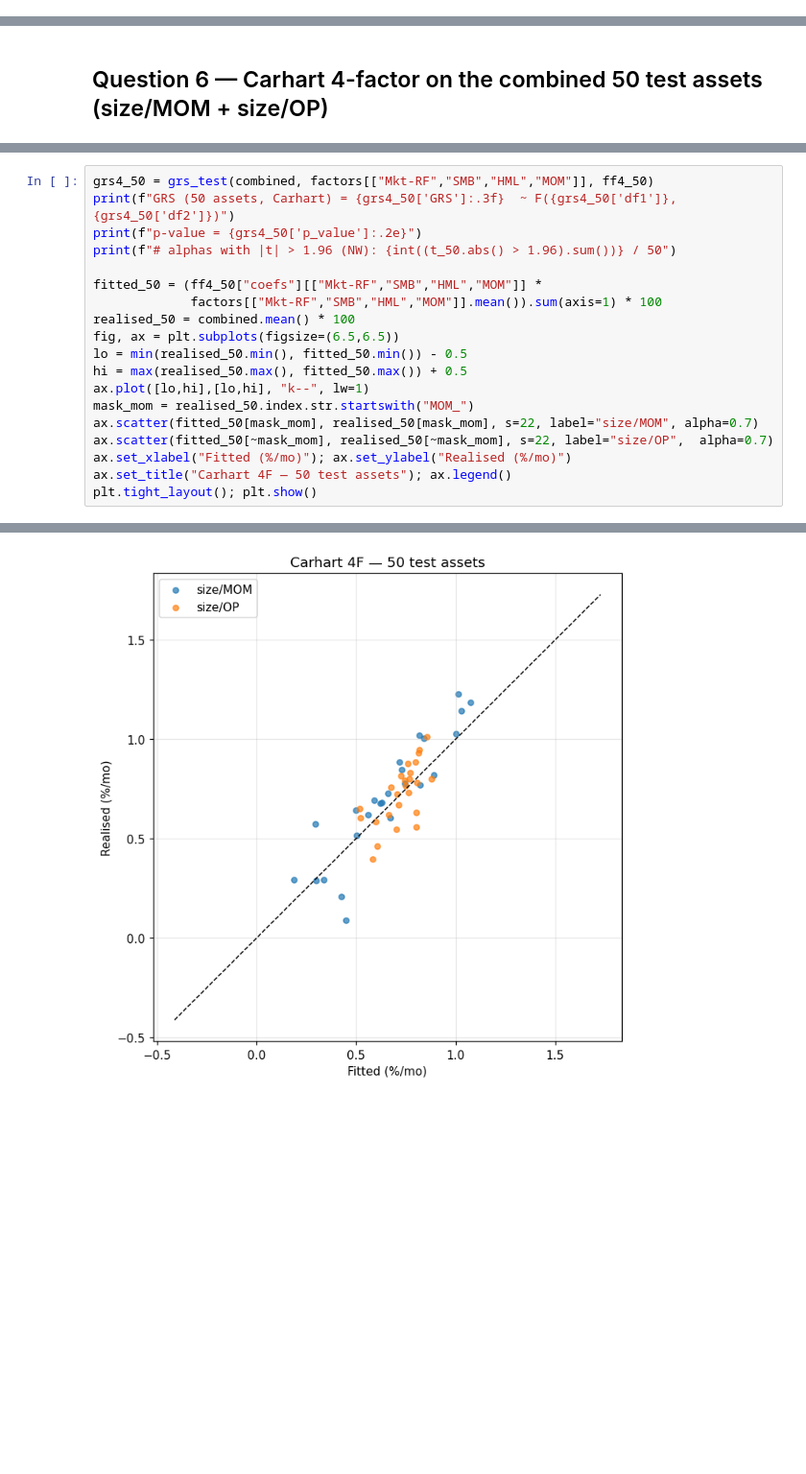
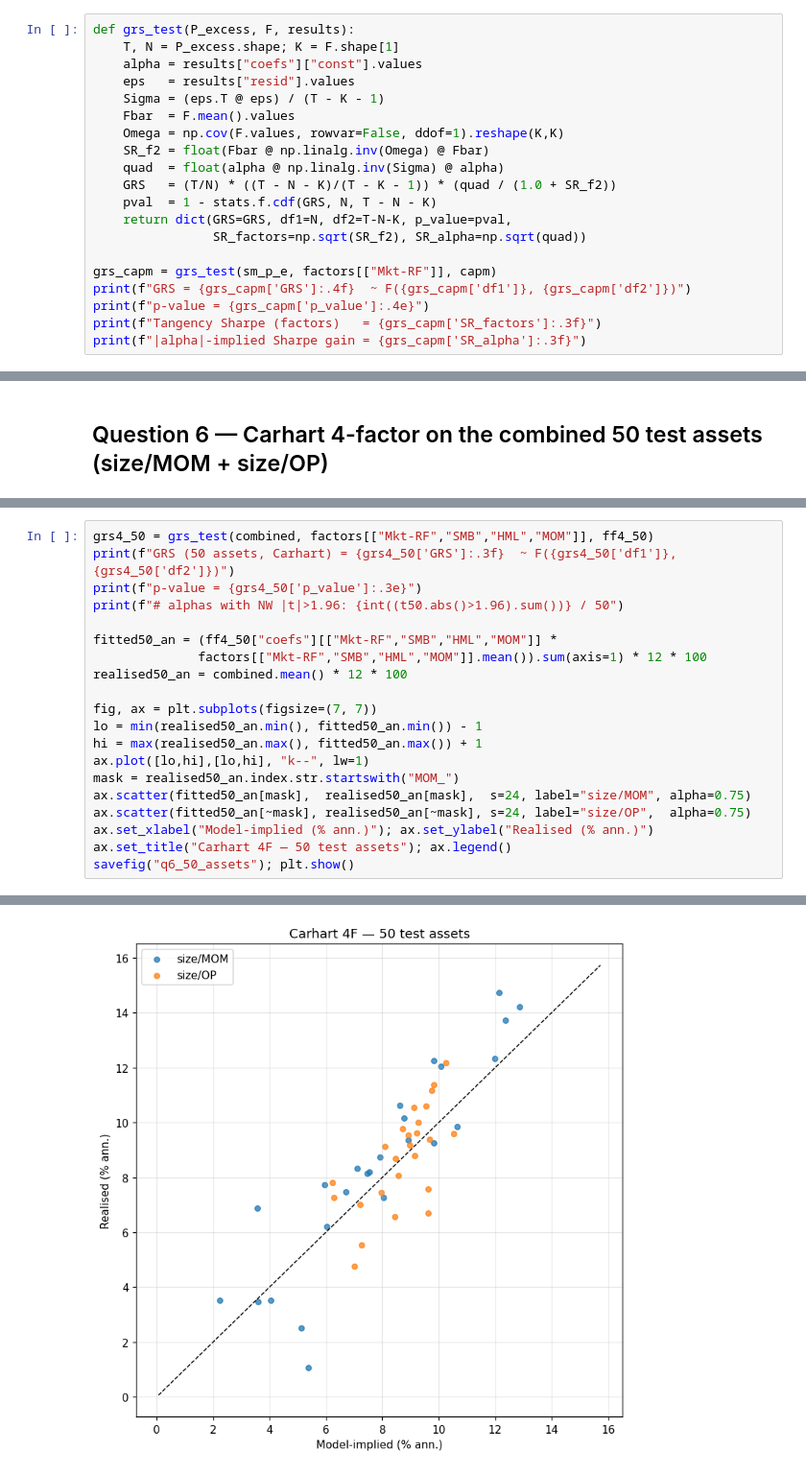
Before and after one commit to eliasroub/mfe230e-ps5, a Jupyter notebook: MFE230E_PS5.ipynb, the cells around one changed output, grey strips where cells are left out. Shown at 96% size. Drawn from its saved outputs; the diff is of its cells as text; blank space fills up the shorter version.

```diff
--- a/MFE230E_PS5.ipynb
+++ b/MFE230E_PS5.ipynb
@@ -525,0 +365,20 @@ The momentum sort is one of the cleanest empirical rejections of the CAPM in U.S
+# %%
+def grs_test(P_excess, F, results):
+    T, N = P_excess.shape; K = F.shape[1]
+    alpha = results["coefs"]["const"].values
+    eps   = results["resid"].values
+    Sigma = (eps.T @ eps) / (T - K - 1)
+    Fbar  = F.mean().values
+    Omega = np.cov(F.values, rowvar=False, ddof=1).reshape(K,K)
+    SR_f2 = float(Fbar @ np.linalg.inv(Omega) @ Fbar)
+    quad  = float(alpha @ np.linalg.inv(Sigma) @ alpha)
+    GRS   = (T/N) * ((T - N - K)/(T - K - 1)) * (quad / (1.0 + SR_f2))
+    pval  = 1 - stats.f.cdf(GRS, N, T - N - K)
+    return dict(GRS=GRS, df1=N, df2=T-N-K, p_value=pval,
+                SR_factors=np.sqrt(SR_f2), SR_alpha=np.sqrt(quad))
+
+grs_capm = grs_test(sm_p_e, factors[["Mkt-RF"]], capm)
+print(f"GRS = {grs_capm['GRS']:.4f}  ~ F({grs_capm['df1']}, {grs_capm['df2']})")
+print(f"p-value = {grs_capm['p_value']:.4e}")
+print(f"Tangency Sharpe (factors)   = {grs_capm['SR_factors']:.3f}")
+print(f"|alpha|-implied Sharpe gain = {grs_capm['SR_alpha']:.3f}")
@@ -881,21 +844,22 @@ Shape: (752, 50)
 # %%
 grs4_50 = grs_test(combined, factors[["Mkt-RF","SMB","HML","MOM"]], ff4_50)
 print(f"GRS (50 assets, Carhart) = {grs4_50['GRS']:.3f}  ~ F({grs4_50['df1']},{grs4_50['df2']})")
-print(f"p-value = {grs4_50['p_value']:.2e}")
-print(f"# alphas with |t| > 1.96 (NW): {int((t_50.abs() > 1.96).sum())} / 50")
+print(f"p-value = {grs4_50['p_value']:.3e}")
+print(f"# alphas with NW |t|>1.96: {int((t50.abs()>1.96).sum())} / 50")
 
-fitted_50 = (ff4_50["coefs"][["Mkt-RF","SMB","HML","MOM"]] *
-             factors[["Mkt-RF","SMB","HML","MOM"]].mean()).sum(axis=1) * 100
-realised_50 = combined.mean() * 100
-fig, ax = plt.subplots(figsize=(6.5,6.5))
-lo = min(realised_50.min(), fitted_50.min()) - 0.5
-hi = max(realised_50.max(), fitted_50.max()) + 0.5
+fitted50_an = (ff4_50["coefs"][["Mkt-RF","SMB","HML","MOM"]] *
+              factors[["Mkt-RF","SMB","HML","MOM"]].mean()).sum(axis=1) * 12 * 100
+realised50_an = combined.mean() * 12 * 100
+
+fig, ax = plt.subplots(figsize=(7, 7))
+lo = min(realised50_an.min(), fitted50_an.min()) - 1
+hi = max(realised50_an.max(), fitted50_an.max()) + 1
 ax.plot([lo,hi],[lo,hi], "k--", lw=1)
-mask_mom = realised_50.index.str.startswith("MOM_")
-ax.scatter(fitted_50[mask_mom], realised_50[mask_mom], s=22, label="size/MOM", alpha=0.7)
-ax.scatter(fitted_50[~mask_mom], realised_50[~mask_mom], s=22, label="size/OP",  alpha=0.7)
-ax.set_xlabel("Fitted (%/mo)"); ax.set_ylabel("Realised (%/mo)")
+mask = realised50_an.index.str.startswith("MOM_")
+ax.scatter(fitted50_an[mask],  realised50_an[mask],  s=24, label="size/MOM", alpha=0.75)
+ax.scatter(fitted50_an[~mask], realised50_an[~mask], s=24, label="size/OP",  alpha=0.75)
+ax.set_xlabel("Model-implied (% ann.)"); ax.set_ylabel("Realised (% ann.)")
 ax.set_title("Carhart 4F — 50 test assets"); ax.legend()
-plt.tight_layout(); plt.show()
+savefig("q6_50_assets"); plt.show()
 # %% [output]
 GRS (50 assets, Carhart) = 2.956  ~ F(50,698)
@@ -904,2 +868,2 @@ p-value = 2.96e-10
-[figure, old version]
+[figure, new version]
 # %% [markdown]
```
Also changed, not shown: parts of 130 cells of this notebook, 2 other files.
